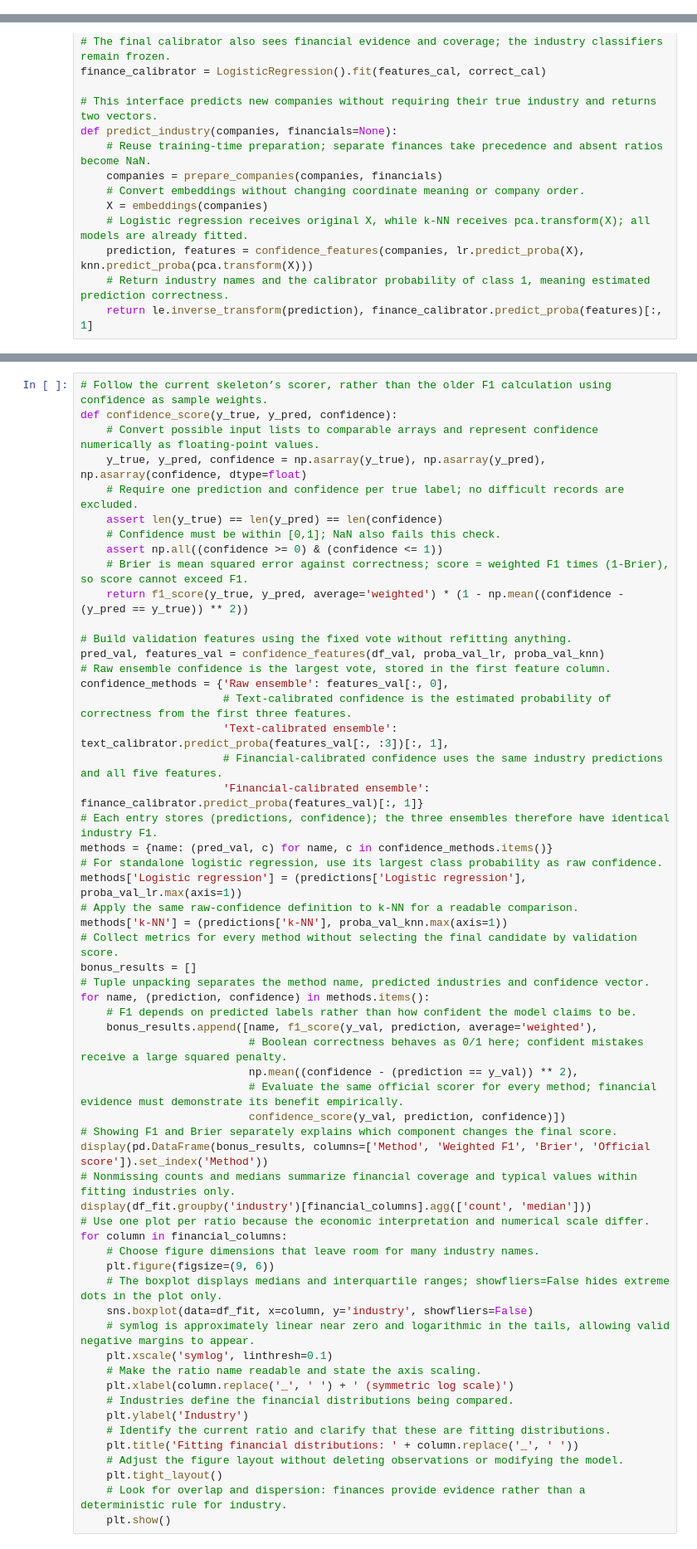
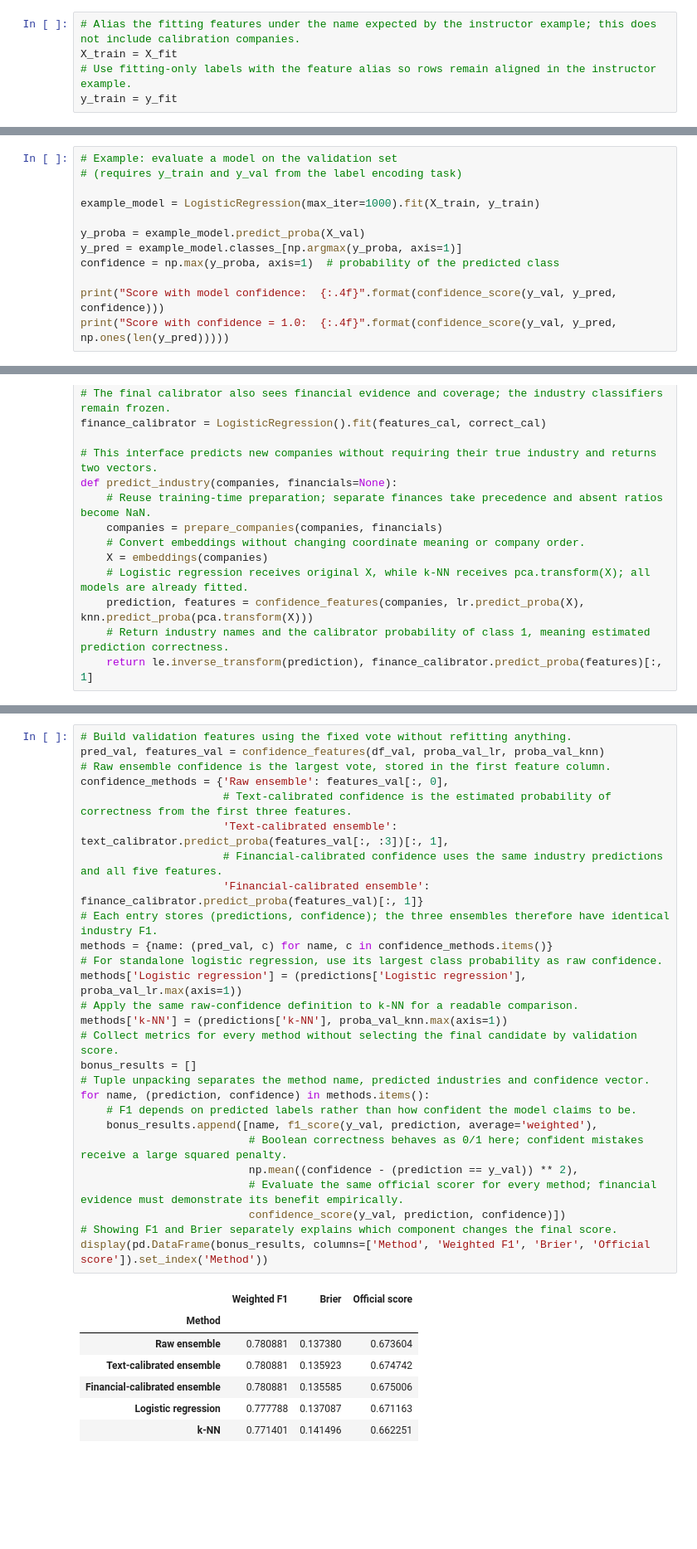
Before and after one commit to ClPRlAN/FDS26, a Jupyter notebook: industry_classification_commented.ipynb, the cells around one changed output, grey strips where cells are left out. Shown at 83% size. Drawn from its saved outputs; the diff is of its cells as text; blank space fills up the shorter version.

```diff
--- a/industry_classification_commented.ipynb
+++ b/industry_classification_commented.ipynb
@@ -215,0 +505,5 @@ print('Selected LR weight:', lr_weight)
+# %%
+# Alias the fitting features under the name expected by the instructor example; this does not include calibration companies.
+X_train = X_fit
+# Use fitting-only labels with the feature alias so rows remain aligned in the instructor example.
+y_train = y_fit
@@ -215,0 +522,12 @@ print('Selected LR weight:', lr_weight)
+# %%
+# Example: evaluate a model on the validation set
+# (requires y_train and y_val from the label encoding task)
+
+example_model = LogisticRegression(max_iter=1000).fit(X_train, y_train)
+
+y_proba = example_model.predict_proba(X_val)
+y_pred = example_model.classes_[np.argmax(y_proba, axis=1)]
+confidence = np.max(y_proba, axis=1)  # probability of the predicted class
+
+print("Score with model confidence:  {:.4f}".format(confidence_score(y_val, y_pred, confidence)))
+print("Score with confidence = 1.0:  {:.4f}".format(confidence_score(y_val, y_pred, np.ones(len(y_pred)))))
@@ -393,58 +710,35 @@ Boxplots show fitting distributions: medians, quartiles and dispersion. Hiding e
 # %%
-# Follow the current skeleton’s scorer, rather than the older F1 calculation using confidence as sample weights.
-def confidence_score(y_true, y_pred, confidence):
-    # Convert possible input lists to comparable arrays and represent confidence numerically as floating-point values.
-    y_true, y_pred, confidence = np.asarray(y_true), np.asarray(y_pred), np.asarray(confidence, dtype=float)
-    # Require one prediction and confidence per true label; no difficult records are excluded.
-    assert len(y_true) == len(y_pred) == len(confidence)
-    # Confidence must be within [0,1]; NaN also fails this check.
-    assert np.all((confidence >= 0) & (confidence <= 1))
-    # Brier is mean squared error against correctness; score = weighted F1 times (1-Brier), so score cannot exceed F1.
-    return f1_score(y_true, y_pred, average='weighted') * (1 - np.mean((confidence - (y_pred == y_true)) ** 2))
-
 # Build validation features using the fixed vote without refitting anything.
 pred_val, features_val = confidence_features(df_val, proba_val_lr, proba_val_knn)
 # Raw ensemble confidence is the largest vote, stored in the first feature column.
 confidence_methods = {'Raw ensemble': features_val[:, 0],
                       # Text-calibrated confidence is the estimated probability of correctness from the first three features.
                       'Text-calibrated ensemble': text_calibrator.predict_proba(features_val[:, :3])[:, 1],
                       # Financial-calibrated confidence uses the same industry predictions and all five features.
                       'Financial-calibrated ensemble': finance_calibrator.predict_proba(features_val)[:, 1]}
 # Each entry stores (predictions, confidence); the three ensembles therefore have identical industry F1.
 methods = {name: (pred_val, c) for name, c in confidence_methods.items()}
 # For standalone logistic regression, use its largest class probability as raw confidence.
 methods['Logistic regression'] = (predictions['Logistic regression'], proba_val_lr.max(axis=1))
 # Apply the same raw-confidence definition to k-NN for a readable comparison.
 methods['k-NN'] = (predictions['k-NN'], proba_val_knn.max(axis=1))
 # Collect metrics for every method without selecting the final candidate by validation score.
 bonus_results = []
 # Tuple unpacking separates the method name, predicted industries and confidence vector.
 for name, (prediction, confidence) in methods.items():
     # F1 depends on predicted labels rather than how confident the model claims to be.
     bonus_results.append([name, f1_score(y_val, prediction, average='weighted'),
                           # Boolean correctness behaves as 0/1 here; confident mistakes receive a large squared penalty.
                           np.mean((confidence - (prediction == y_val)) ** 2),
                           # Evaluate the same official scorer for every method; financial evidence must demonstrate its benefit empirically.
                           confidence_score(y_val, prediction, confidence)])
 # Showing F1 and Brier separately explains which component changes the final score.
 display(pd.DataFrame(bonus_results, columns=['Method', 'Weighted F1', 'Brier', 'Official score']).set_index('Method'))
-# Nonmissing counts and medians summarize financial coverage and typical values within fitting industries only.
-display(df_fit.groupby('industry')[financial_columns].agg(['count', 'median']))
-# Use one plot per ratio because the economic interpretation and numerical scale differ.
-for column in financial_columns:
-    # Choose figure dimensions that leave room for many industry names.
-    plt.figure(figsize=(9, 6))
-    # The boxplot displays medians and interquartile ranges; showfliers=False hides extreme dots in the plot only.
-    sns.boxplot(data=df_fit, x=column, y='industry', showfliers=False)
-    # symlog is approximately linear near zero and logarithmic in the tails, allowing valid negative margins to appear.
-    plt.xscale('symlog', linthresh=0.1)
-    # Make the ratio name readable and state the axis scaling.
-    plt.xlabel(column.replace('_', ' ') + ' (symmetric log scale)')
-    # Industries define the financial distributions being compared.
-    plt.ylabel('Industry')
-    # Identify the current ratio and clarify that these are fitting distributions.
-    plt.title('Fitting financial distributions: ' + column.replace('_', ' '))
-    # Adjust the figure layout without deleting observations or modifying the model.
-    plt.tight_layout()
-    # Look for overlap and dispersion: finances provide evidence rather than a deterministic rule for industry.
-    plt.show()
+# %% [output]
+|  | Weighted F1 | Brier | Official score |
+| Method |  |  |  |
+| Raw ensemble | 0.780881 | 0.137380 | 0.673604 |
+| Text-calibrated ensemble | 0.780881 | 0.135923 | 0.674742 |
+| Financial-calibrated ensemble | 0.780881 | 0.135585 | 0.675006 |
+| Logistic regression | 0.777788 | 0.137087 | 0.671163 |
+| k-NN | 0.771401 | 0.141496 | 0.662251 |
```
Also changed, not shown: parts of 57 cells of this notebook, 7 other files.
